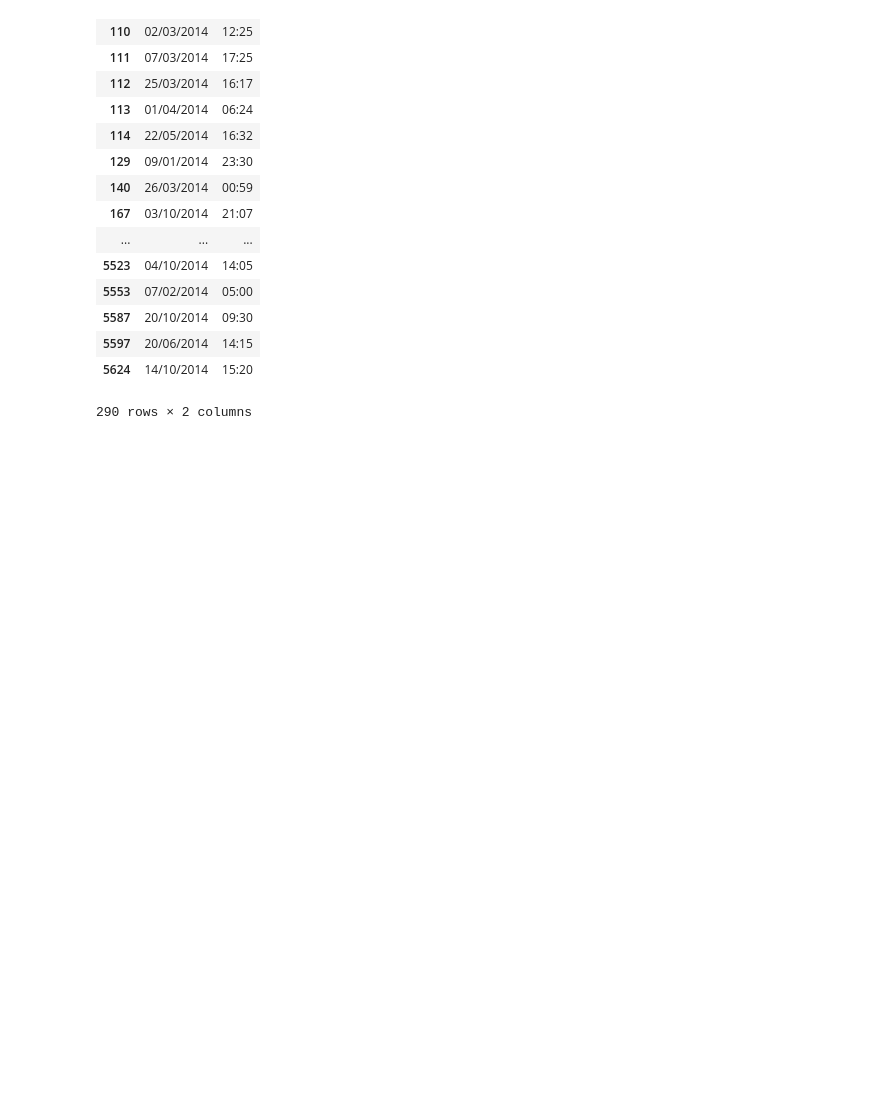
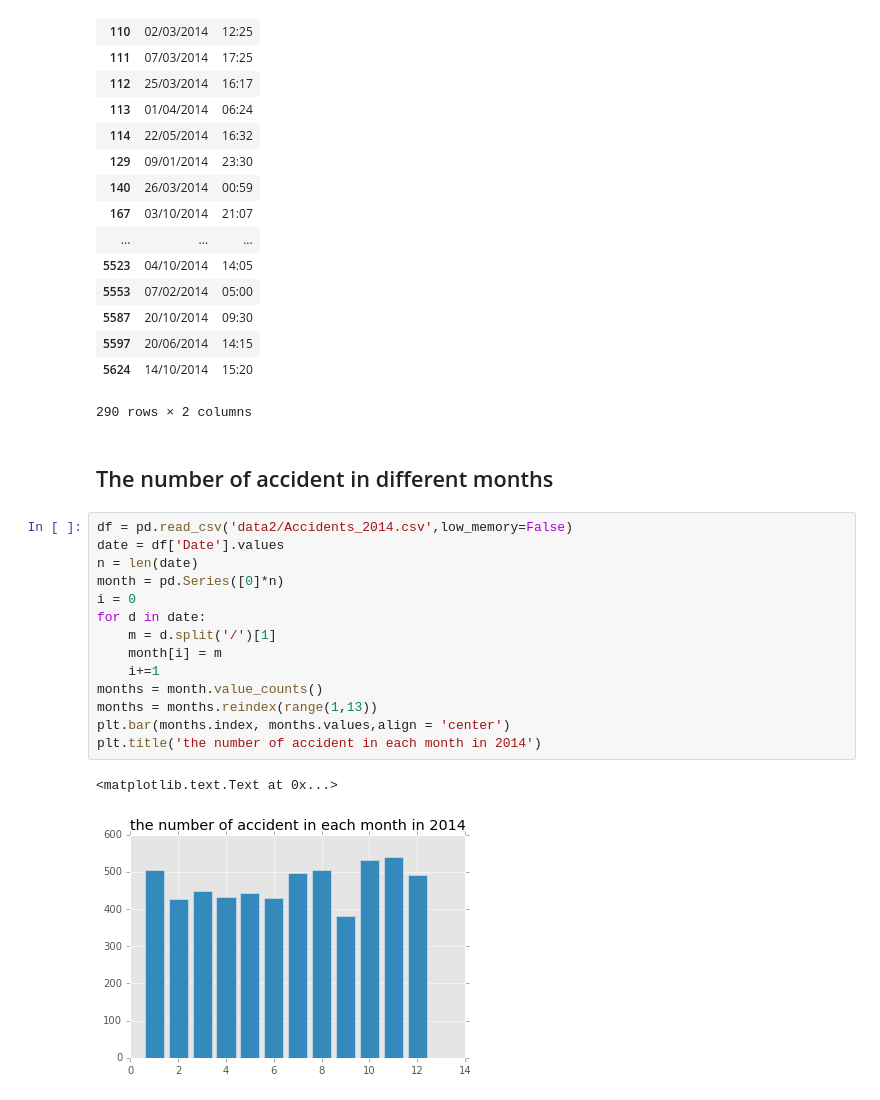
Before and after one commit to evxu/road-safety-project, a Jupyter notebook: Data_Exploration_3.ipynb, the cells around one changed output. Cells and saved outputs as stored; diff of their text form; blank space fills up the shorter version.

```diff
--- a/Data_Exploration_3.ipynb
+++ b/Data_Exploration_3.ipynb
@@ -640,3 +640,22 @@ df[['Date', 'Time']]
 | 5597 | 20/06/2014 | 14:15 |
 | 5624 | 14/10/2014 | 15:20 |
 290 rows × 2 columns
+# %% [markdown]
+## The number of accident in different months
+# %%
+df = pd.read_csv('data2/Accidents_2014.csv',low_memory=False)
+date = df['Date'].values
+n = len(date)
+month = pd.Series([0]*n)
+i = 0
+for d in date:
+    m = d.split('/')[1]
+    month[i] = m
+    i+=1
+months = month.value_counts()
+months = months.reindex(range(1,13))
+plt.bar(months.index, months.values,align = 'center')
+plt.title('the number of accident in each month in 2014')
+# %% [output]
+<matplotlib.text.Text at 0x...>
+[figure, added]
```
Also changed, not shown: parts of 16 cells of this notebook.
